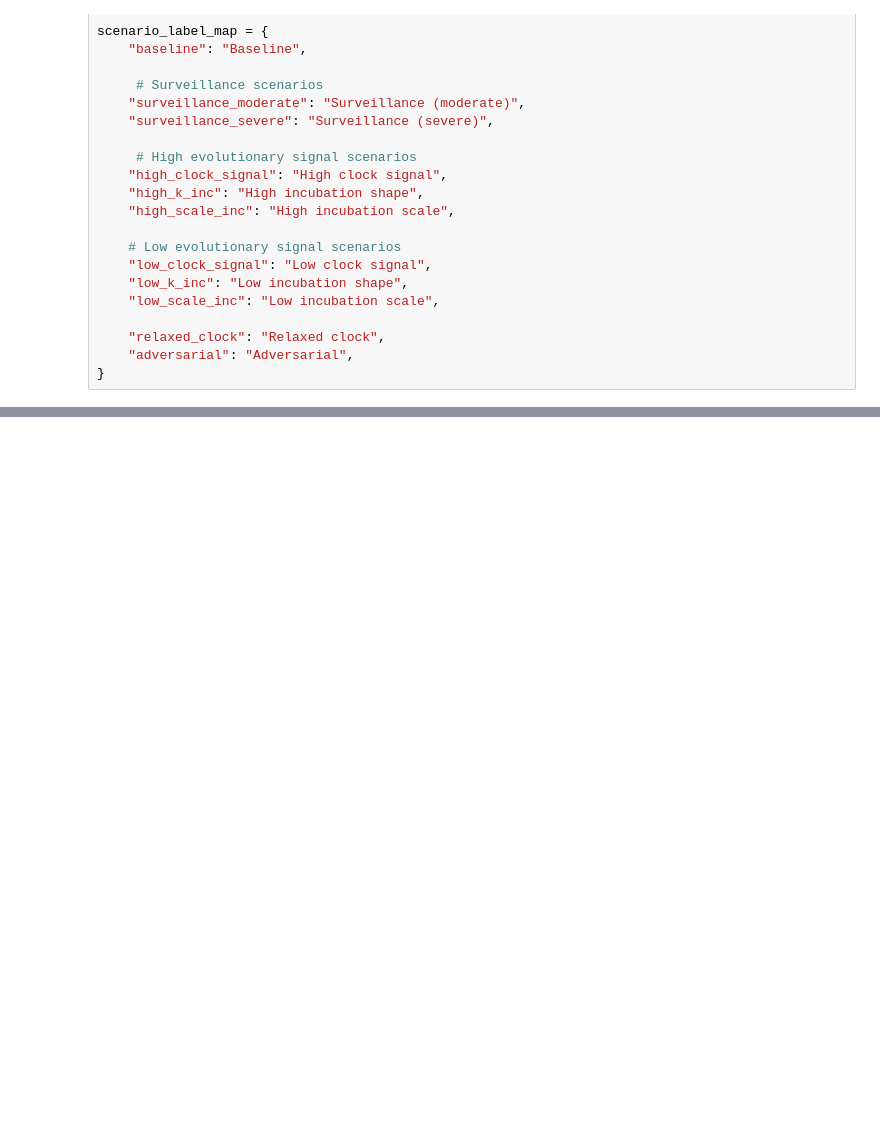
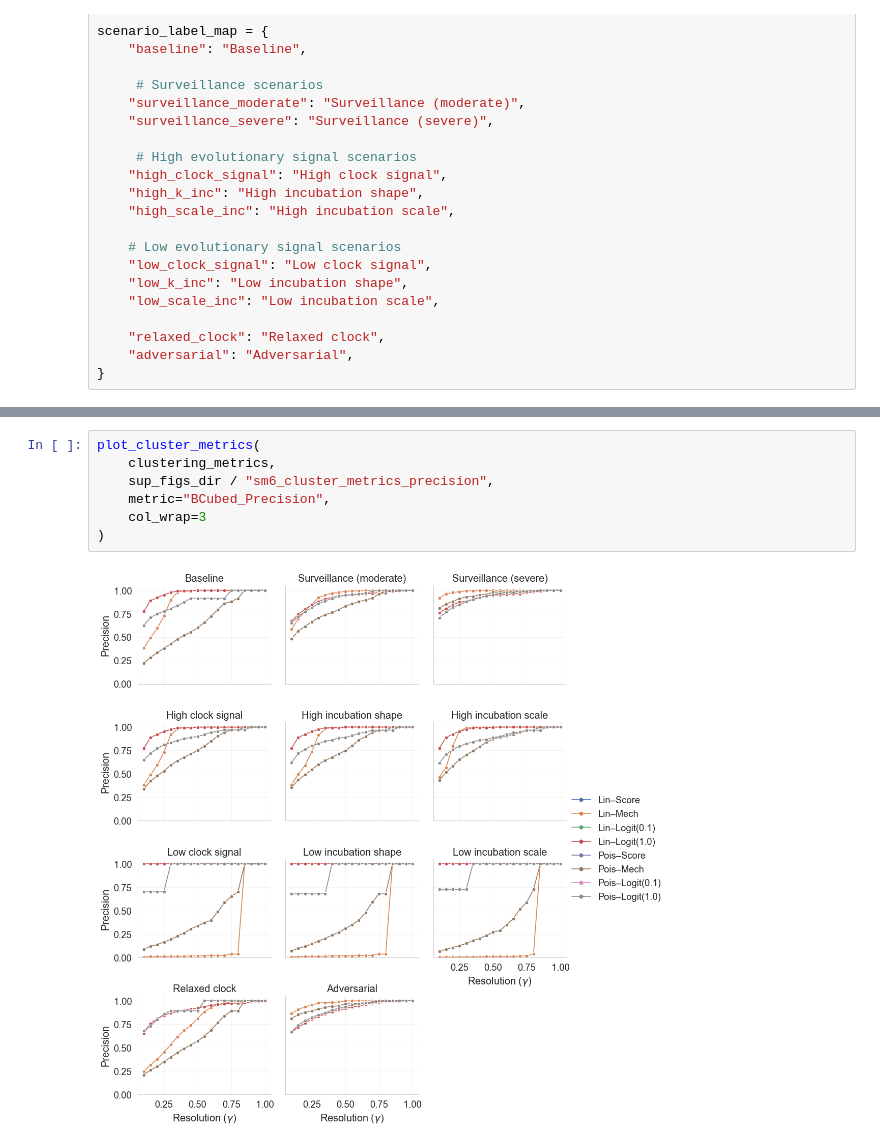
Before and after one commit to ydnkka/mechanistic-transmission-inference, a Jupyter notebook: scripts/main_results.ipynb, the cells around one changed output, grey strips where cells are left out. Drawn from its saved outputs; the diff is of its cells as text; blank space fills up the shorter version.

```diff
--- a/scripts/main_results.ipynb
+++ b/scripts/main_results.ipynb
@@ -267,0 +181,9 @@ plt.show()
+# %%
+plot_cluster_metrics(
+    clustering_metrics,
+    sup_figs_dir / "sm6_cluster_metrics_precision",
+    metric="BCubed_Precision",
+    col_wrap=3
+)
+# %% [output]
+[figure, added]
```
Also changed, not shown: parts of 18 cells of this notebook, 42 other files.
